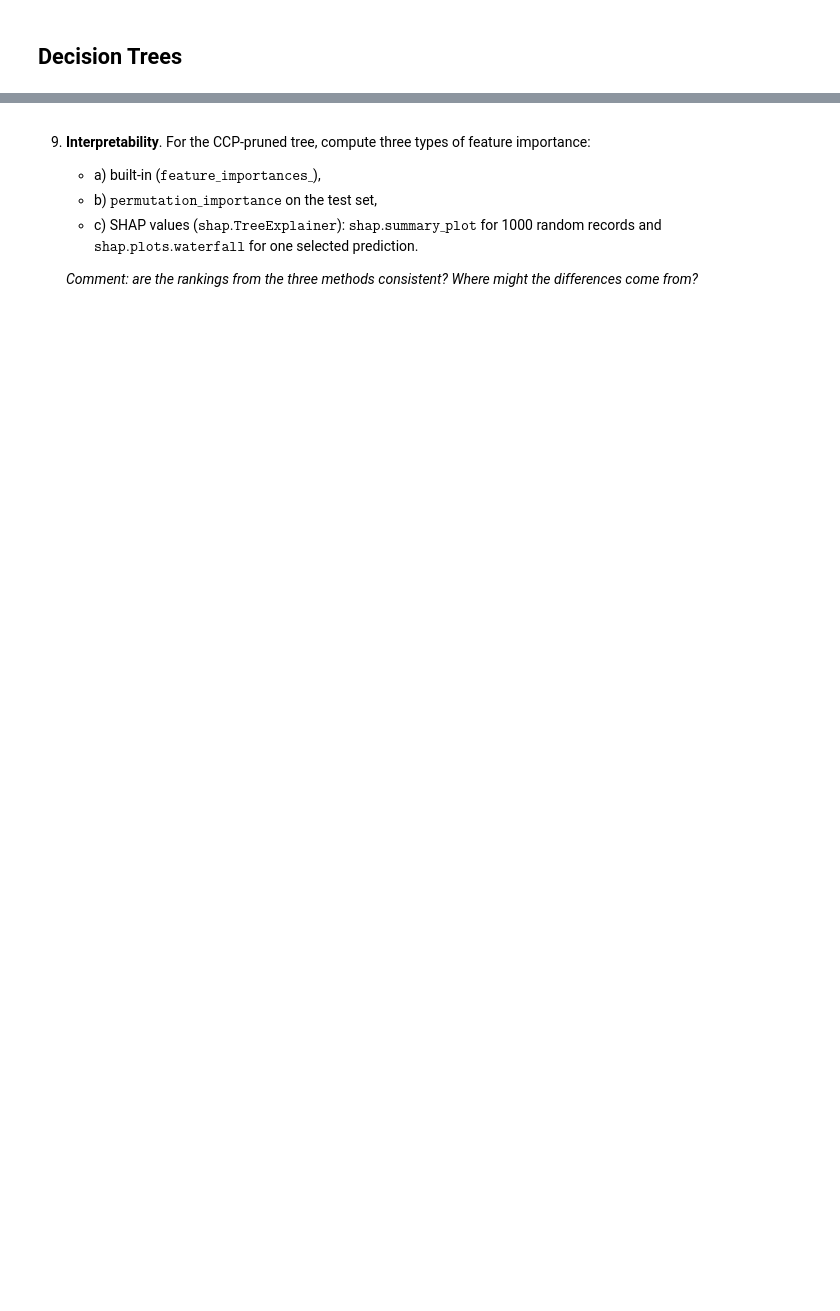
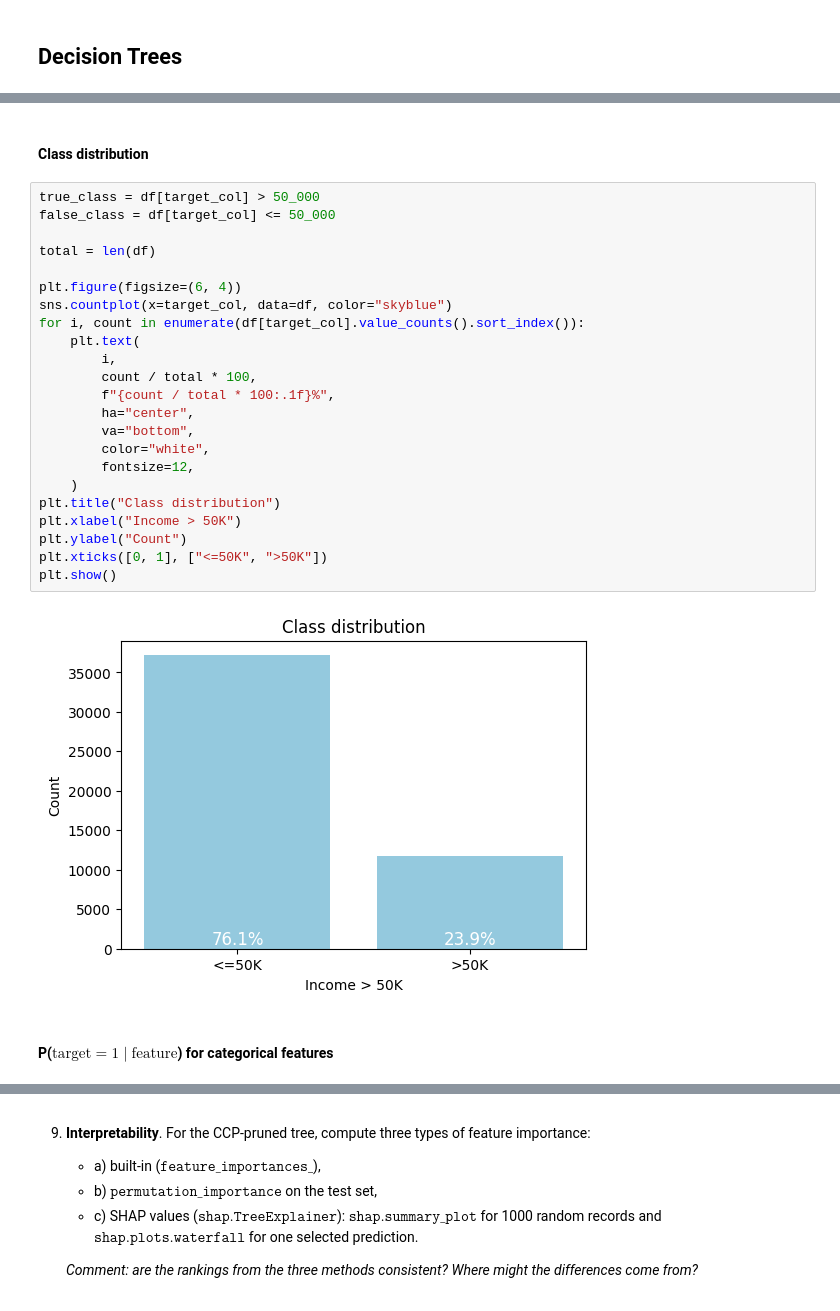
Before and after one commit to closetcaiman/de, a Jupyter notebook: lab2/lab2.ipynb, the cells around one changed output, grey strips where cells are left out. Saved outputs shown, nothing was run; the diff lists cells and outputs as text; blank space fills up the shorter version.

```diff
--- a/lab2/lab2.ipynb
+++ b/lab2/lab2.ipynb
@@ -52 +99,30 @@ df[num_cols].describe().T
+# %% [markdown]
+#### Class distribution
+# %%
+true_class = df[target_col] > 50_000
+false_class = df[target_col] <= 50_000
+
+total = len(df)
+
+plt.figure(figsize=(6, 4))
+sns.countplot(x=target_col, data=df, color="skyblue")
+for i, count in enumerate(df[target_col].value_counts().sort_index()):
+    plt.text(
+        i,
+        count / total * 100,
+        f"{count / total * 100:.1f}%",
+        ha="center",
+        va="bottom",
+        color="white",
+        fontsize=12,
+    )
+plt.title("Class distribution")
+plt.xlabel("Income > 50K")
+plt.ylabel("Count")
+plt.xticks([0, 1], ["<=50K", ">50K"])
+plt.show()
+# %% [output]
+[figure, added]
+# %% [markdown]
+#### P($\text{target}=1 \mid \text{feature}$) for categorical features
 # %%
```
Also changed, not shown: parts of 42 cells of this notebook, 5 other files.
